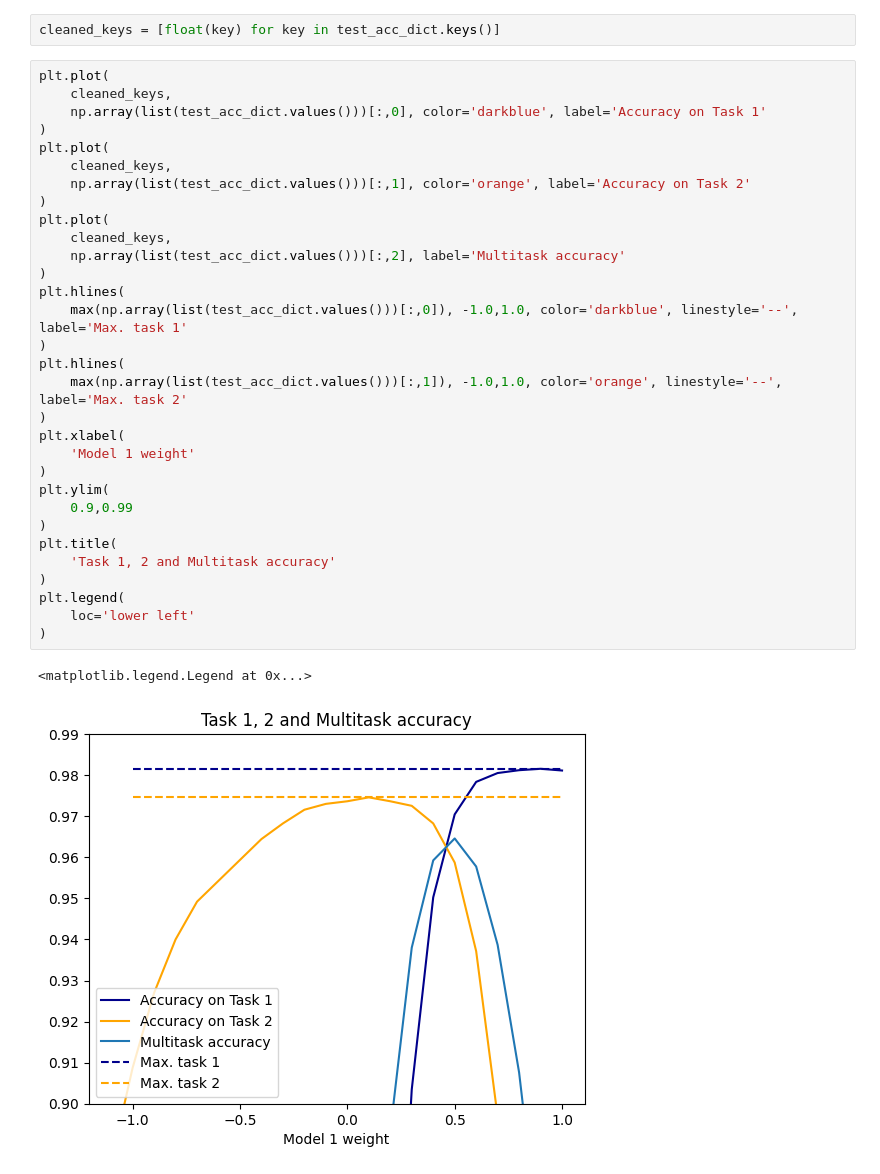
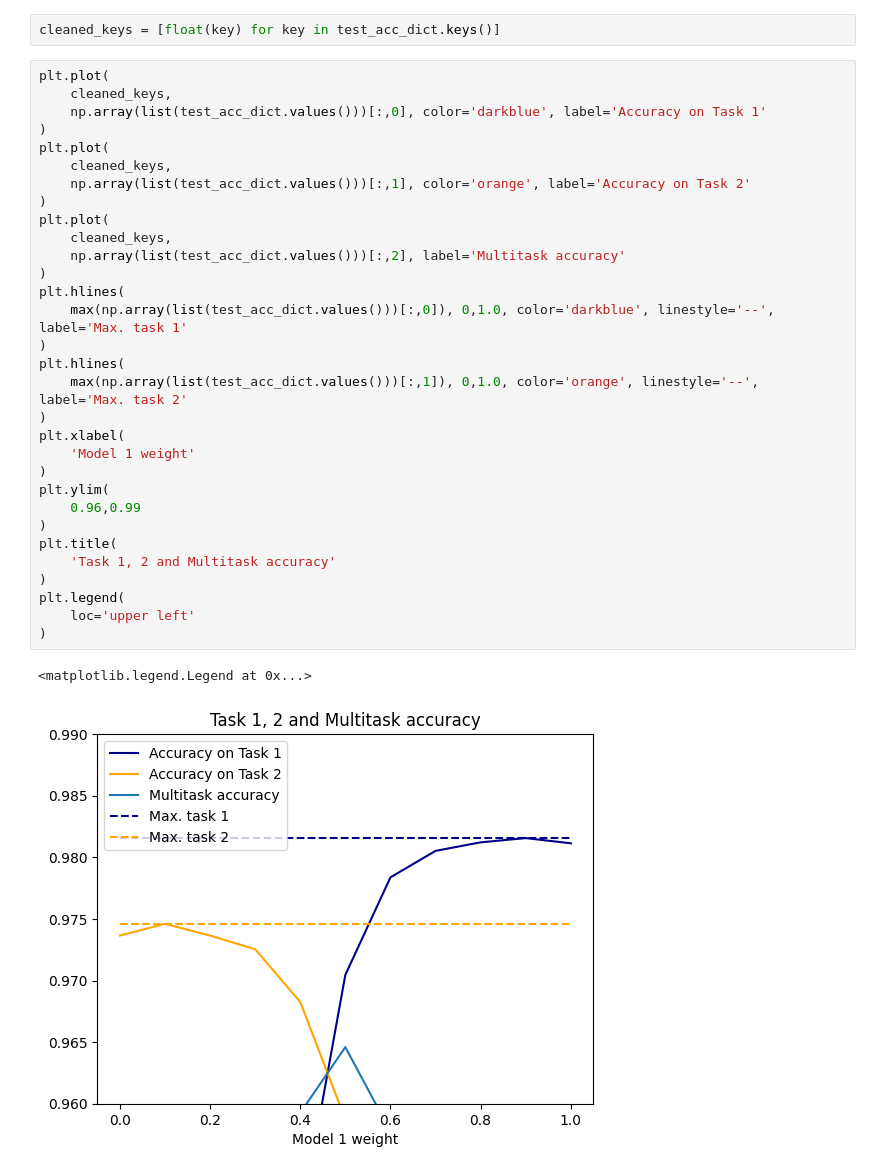
Before and after one commit to dennis-grinwald/task_vectors, a Jupyter notebook: analysis/accs.ipynb, the cells around one changed output. Cells and saved outputs as stored; diff of their text form.

```diff
--- a/analysis/accs.ipynb
+++ b/analysis/accs.ipynb
@@ -11,34 +11,34 @@ cleaned_keys = [float(key) for key in test_acc_dict.keys()]
 # %%
 plt.plot(
     cleaned_keys,
     np.array(list(test_acc_dict.values()))[:,0], color='darkblue', label='Accuracy on Task 1'
 )
 plt.plot(
     cleaned_keys,
     np.array(list(test_acc_dict.values()))[:,1], color='orange', label='Accuracy on Task 2'
 )
 plt.plot(
     cleaned_keys,
     np.array(list(test_acc_dict.values()))[:,2], label='Multitask accuracy'
 )
 plt.hlines(
-    max(np.array(list(test_acc_dict.values()))[:,0]), -1.0,1.0, color='darkblue', linestyle='--', label='Max. task 1'
+    max(np.array(list(test_acc_dict.values()))[:,0]), 0,1.0, color='darkblue', linestyle='--', label='Max. task 1'
 )
 plt.hlines(
-    max(np.array(list(test_acc_dict.values()))[:,1]), -1.0,1.0, color='orange', linestyle='--', label='Max. task 2'
+    max(np.array(list(test_acc_dict.values()))[:,1]), 0,1.0, color='orange', linestyle='--', label='Max. task 2'
 )
 plt.xlabel(
     'Model 1 weight'
 )
 plt.ylim(
-    0.9,0.99
+    0.96,0.99
 )
 plt.title(
     'Task 1, 2 and Multitask accuracy'
 )
 plt.legend(
-    loc='lower left'
+    loc='upper left'
 )
 # %% [output]
 <matplotlib.legend.Legend at 0x...>
-[figure, old version]
+[figure, new version]
```
Also changed, not shown: 1 other file.
